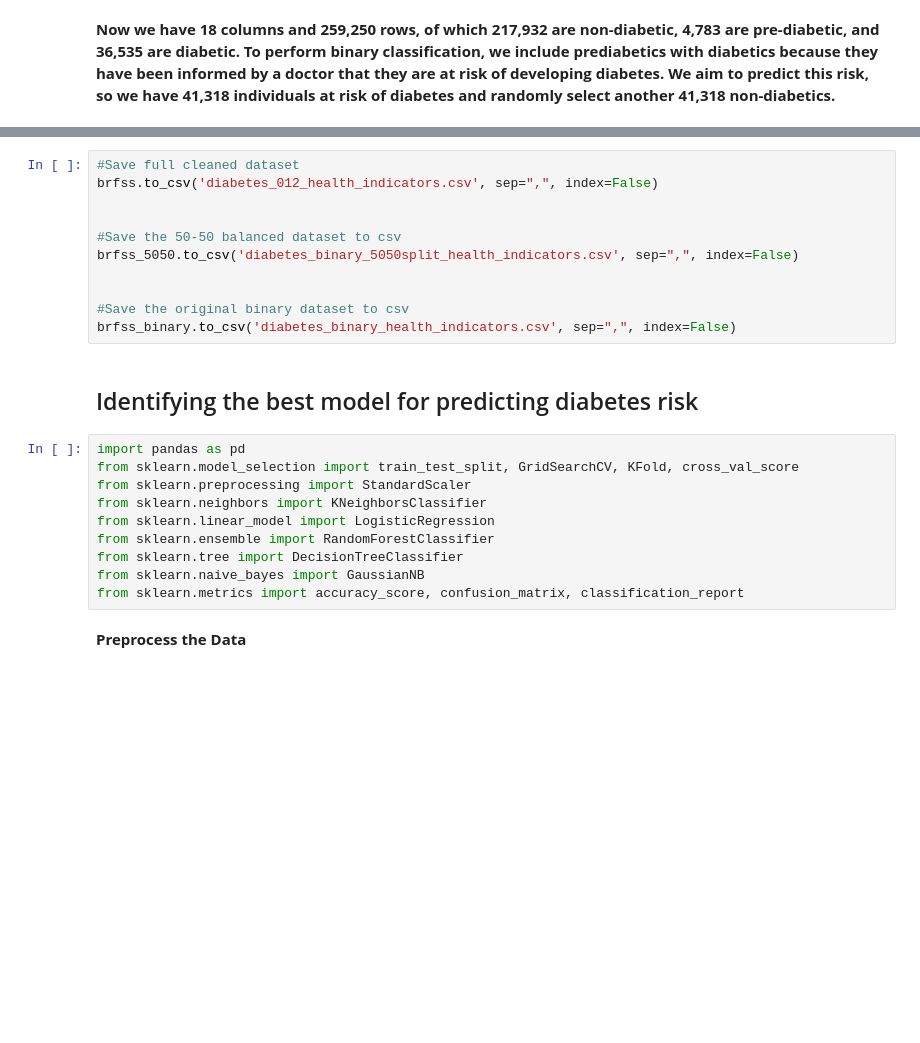
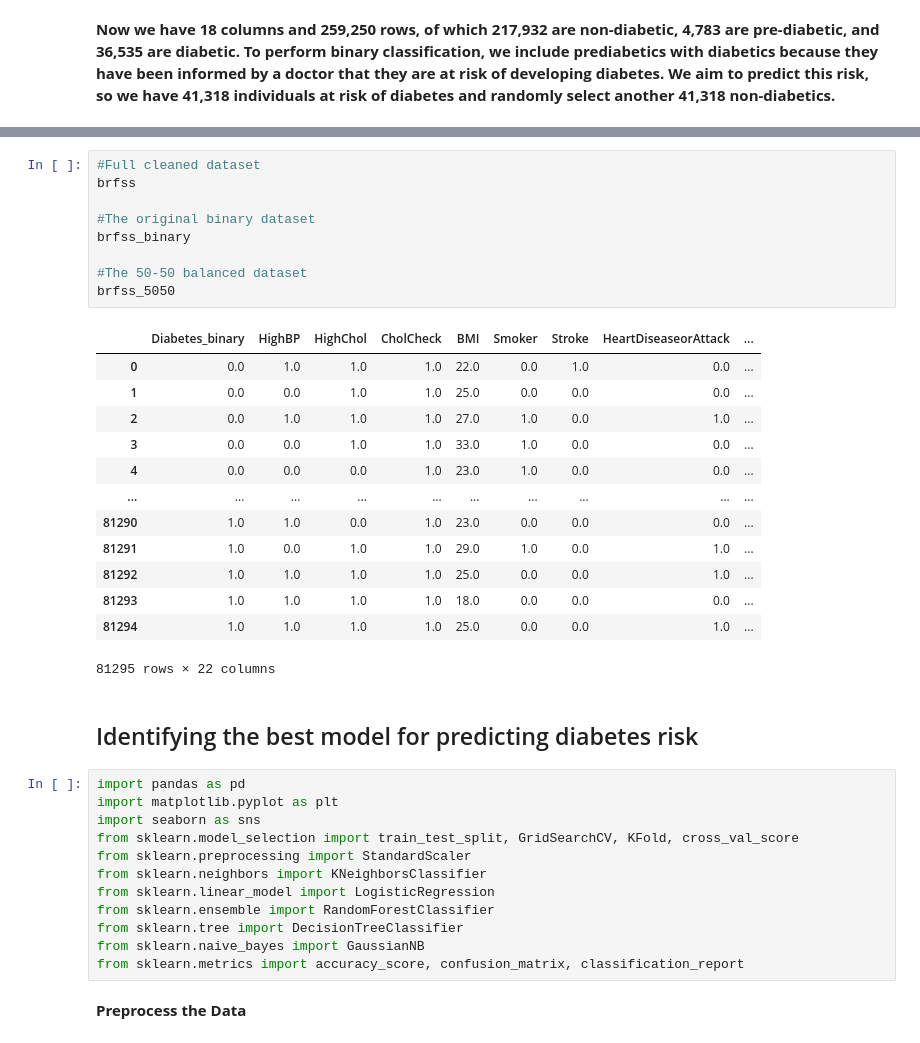
Before and after one commit to bolfosu/diabetes_risk_factors, a Jupyter notebook: diabetes_risk_factors.ipynb, the cells around one changed output, grey strips where cells are left out. Cells and saved outputs as stored; diff of their text form; blank space fills up the shorter version.

```diff
--- a/diabetes_risk_factors.ipynb
+++ b/diabetes_risk_factors.ipynb
@@ -324,19 +383,33 @@ Diabetes_binary
 dtype: int64
-# %%
-#Save full cleaned dataset
-brfss.to_csv('diabetes_012_health_indicators.csv', sep=",", index=False)
-
-
-#Save the 50-50 balanced dataset to csv
-brfss_5050.to_csv('diabetes_binary_5050split_health_indicators.csv', sep=",", index=False)
-
-
-#Save the original binary dataset to csv
-brfss_binary.to_csv('diabetes_binary_health_indicators.csv', sep=",", index=False)
+# %%
+#Full cleaned dataset
+brfss
+
+#The original binary dataset
+brfss_binary
+
+#The 50-50 balanced dataset
+brfss_5050
+# %% [output]
+|  | Diabetes_binary | HighBP | HighChol | CholCheck | BMI | Smoker | Stroke | HeartDiseaseorAttack | ... |
+| 0 | 0.0 | 1.0 | 1.0 | 1.0 | 22.0 | 0.0 | 1.0 | 0.0 | ... |
+| 1 | 0.0 | 0.0 | 1.0 | 1.0 | 25.0 | 0.0 | 0.0 | 0.0 | ... |
+| 2 | 0.0 | 1.0 | 1.0 | 1.0 | 27.0 | 1.0 | 0.0 | 1.0 | ... |
+| 3 | 0.0 | 0.0 | 1.0 | 1.0 | 33.0 | 1.0 | 0.0 | 0.0 | ... |
+| 4 | 0.0 | 0.0 | 0.0 | 1.0 | 23.0 | 1.0 | 0.0 | 0.0 | ... |
+| ... | ... | ... | ... | ... | ... | ... | ... | ... | ... |
+| 81290 | 1.0 | 1.0 | 0.0 | 1.0 | 23.0 | 0.0 | 0.0 | 0.0 | ... |
+| 81291 | 1.0 | 0.0 | 1.0 | 1.0 | 29.0 | 1.0 | 0.0 | 1.0 | ... |
+| 81292 | 1.0 | 1.0 | 1.0 | 1.0 | 25.0 | 0.0 | 0.0 | 1.0 | ... |
+| 81293 | 1.0 | 1.0 | 1.0 | 1.0 | 18.0 | 0.0 | 0.0 | 0.0 | ... |
+| 81294 | 1.0 | 1.0 | 1.0 | 1.0 | 25.0 | 0.0 | 0.0 | 1.0 | ... |
+81295 rows × 22 columns
 # %% [markdown]
 ## Identifying the best model for predicting diabetes risk
 # %%
 import pandas as pd
+import matplotlib.pyplot as plt
+import seaborn as sns
 from sklearn.model_selection import train_test_split, GridSearchCV, KFold, cross_val_score
 from sklearn.preprocessing import StandardScaler
 from sklearn.neighbors import KNeighborsClassifier
```
Also changed, not shown: parts of 16 cells of this notebook.
